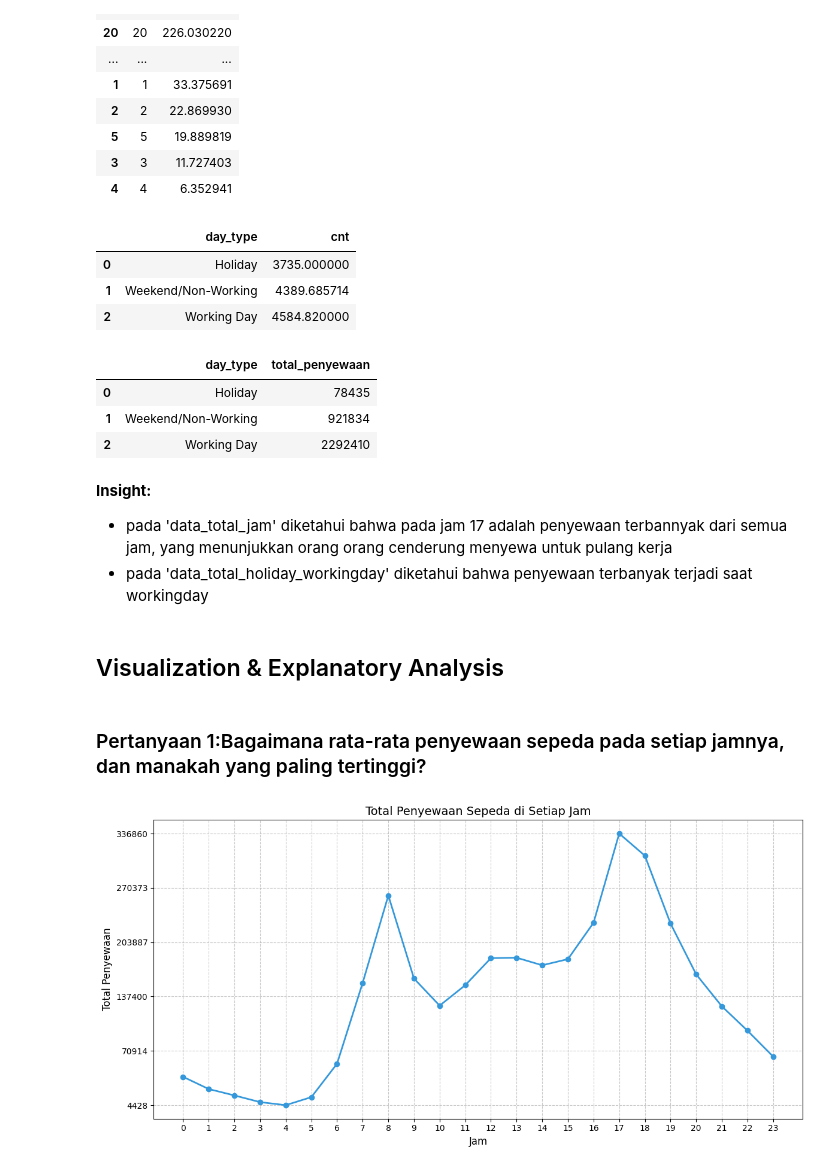
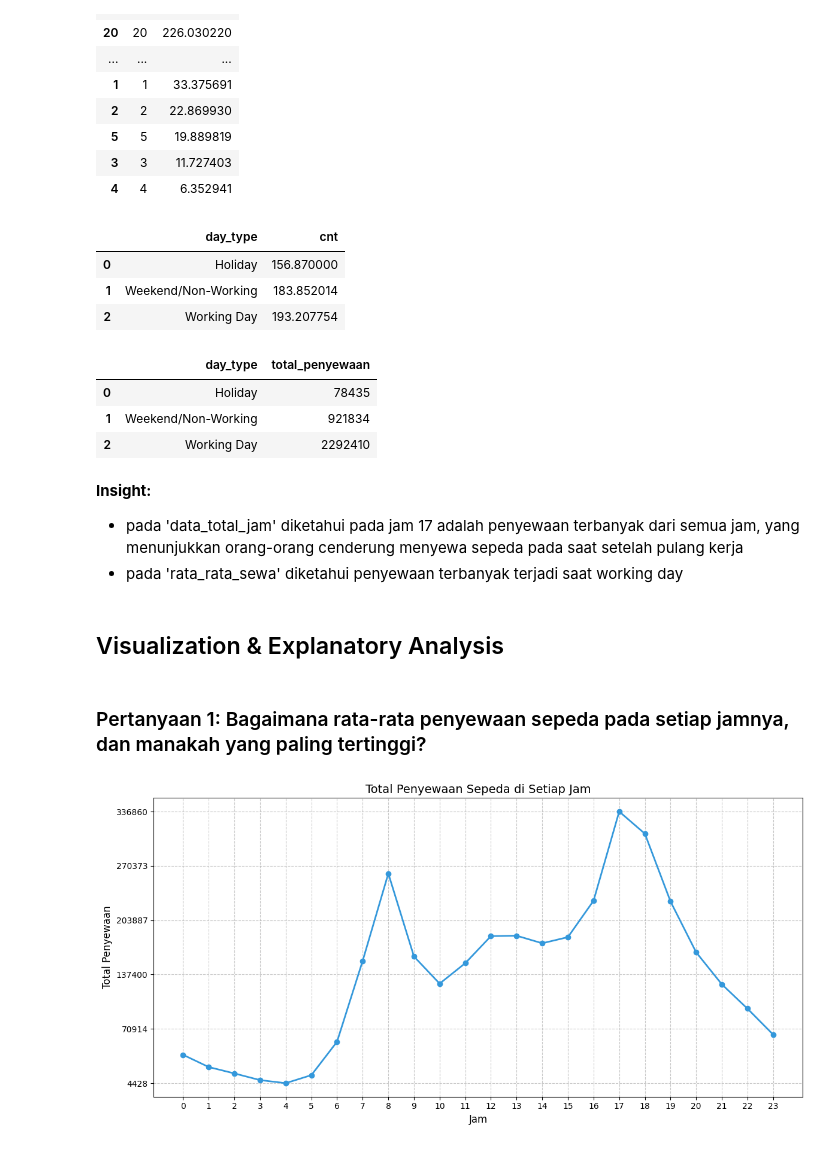
Before and after one commit to Rifky-Maulana/streamlit-bike-dashboard_1, a Jupyter notebook: Proyek_Analisis_Data.ipynb, the cells around one changed output. Drawn from its saved outputs; the diff is of its cells as text; code cells hidden in the pictures.

```diff
--- a/Proyek_Analisis_Data.ipynb
+++ b/Proyek_Analisis_Data.ipynb
@@ -208,25 +207,32 @@ data_rata_rata_jam #disini saya mencari rata rata penyewaan sepeda setiap jamnya
 | 3 | 3 | 11.727403 |
 | 4 | 4 | 6.352941 |
 # %%
+# Menghitung rata-rata sewa berdasarkan hari libur
 rata_rata_sewa = data_day.groupby('holiday')['cnt'].mean().reset_index()
 rata_rata_sewa['holiday'] = rata_rata_sewa['holiday'].map({0: 'Non-Holiday', 1: 'Holiday'})
 
+# Menghitung rata-rata sewa berdasarkan hari kerja
 rata_rata_workday = data_day.groupby('workingday')['cnt'].mean().reset_index()
 rata_rata_workday['workingday'] = rata_rata_workday['workingday'].map({0: 'Non-Working Day', 1: 'Working Day'})
 
-
+# Menentukan jenis hari (day_type) berdasarkan kombinasi holiday dan workingday
 data_day['day_type'] = 'Unknown'
 data_day.loc[(data_day['holiday'] == 0) & (data_day['workingday'] == 1), 'day_type'] = 'Working Day'
 data_day.loc[(data_day['holiday'] == 1), 'day_type'] = 'Holiday'
 data_day.loc[(data_day['holiday'] == 0) & (data_day['workingday'] == 0), 'day_type'] = 'Weekend/Non-Working'
 
+# Menghitung rata-rata sewa berdasarkan jenis hari (day_type)
 rata_rata_day_type = data_day.groupby('day_type')['cnt'].mean().reset_index()
-rata_rata_day_type #disini saya mencari rata-rata seluruh dari dari holiday, Weekend/Non-Working(tanggal merah), working day
+
+# Menampilkan hasil
+rata_rata_sewa
+rata_rata_workday
+rata_rata_day_type
 # %% [output]
 |  | day_type | cnt |
-| 0 | Holiday | 3735.000000 |
-| 1 | Weekend/Non-Working | 4389.685714 |
-| 2 | Working Day | 4584.820000 |
+| 0 | Holiday | 156.870000 |
+| 1 | Weekend/Non-Working | 183.852014 |
+| 2 | Working Day | 193.207754 |
 # %%
 total_day_type = data_day.groupby('day_type')['cnt'].sum().reset_index()
 total_day_type = total_day_type.rename(columns={'cnt': 'total_penyewaan'})
@@ -239,12 +245,12 @@ total_day_type #disini saya mencari total seluruh dari dari holiday, Weekend/Non
 | 2 | Working Day | 2292410 |
 # %% [markdown]
 **Insight:**
-- pada 'data_total_jam' diketahui bahwa pada jam 17 adalah penyewaan terbannyak dari semua jam, yang menunjukkan orang orang cenderung menyewa untuk pulang kerja
-- pada 'data_total_holiday_workingday' diketahui bahwa penyewaan terbanyak terjadi saat workingday
+- pada 'data_total_jam' diketahui pada jam 17 adalah penyewaan terbanyak dari semua jam, yang menunjukkan orang-orang cenderung menyewa sepeda pada saat setelah pulang kerja
+- pada 'rata_rata_sewa' diketahui penyewaan terbanyak terjadi saat working day
 # %% [markdown]
 ## Visualization & Explanatory Analysis
 # %% [markdown]
-### Pertanyaan 1:Bagaimana rata-rata penyewaan sepeda pada setiap jamnya, dan manakah yang paling tertinggi?
+### Pertanyaan 1: Bagaimana rata-rata penyewaan sepeda pada setiap jamnya, dan manakah yang paling tertinggi?
 # %%
 data_sorted = data_total_jam.sort_values(by="hr")
 
```
Also changed, not shown: parts of 15 cells of this notebook, 6 other files.
